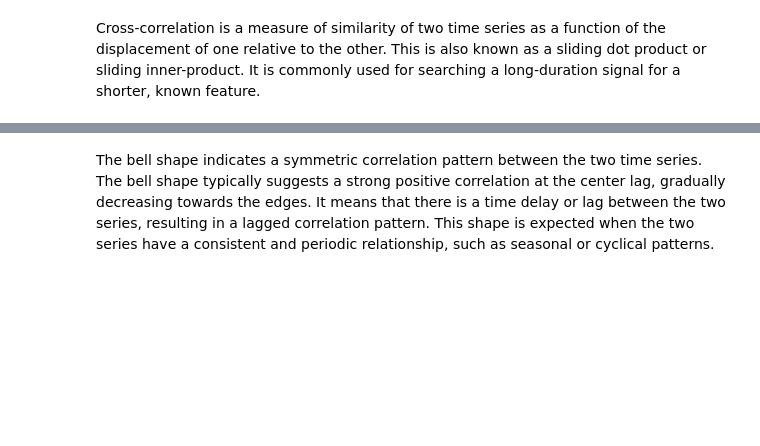
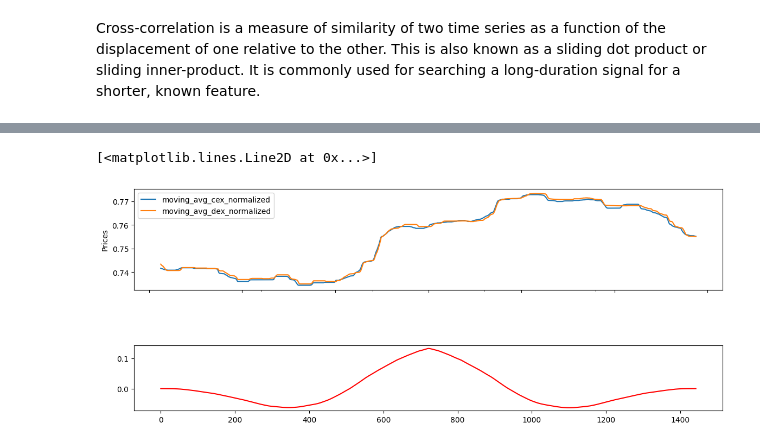
Before and after one commit to stephan-klein/caa_project_defi_vs_cex_prices, a Jupyter notebook: caa_statistics.ipynb, the cells around one changed output, grey strips where cells are left out. Drawn from its saved outputs; the diff is of its cells as text; code cells hidden in the pictures; blank space fills up the shorter version.

```diff
--- a/caa_statistics.ipynb
+++ b/caa_statistics.ipynb
@@ -89,6 +90,6 @@ def calculate_correlation(merged, start_date, end_date, timedelta):
 # %% [markdown]
 ### Correlation coefficient
 # %%
-correlation = merged['moving_avg_btc_normalized'].dropna().corr(merged['moving_avg_uni_normalized'].dropna())
+correlation = merged['moving_avg_cex_normalized'].dropna().corr(merged['moving_avg_dex_normalized'].dropna())
 print('Correlation coefficient:', correlation)
 # %% [output]
@@ -156,2 +129,11 @@ plt.show()
-# %% [markdown]
-The bell shape indicates a symmetric correlation pattern between the two time series. The bell shape typically suggests a strong positive correlation at the center lag, gradually decreasing towards the edges. It means that there is a time delay or lag between the two series, resulting in a lagged correlation pattern. This shape is expected when the two series have a consistent and periodic relationship, such as seasonal or cyclical patterns.
+# %%
+ts = np.arange(0,len(x))
+
+f,ax=plt.subplots(2,1,figsize=(14,6),sharex=True)
+merged.iloc[:, [11, 12]].rolling(window=30,center=True).median().plot(ax=ax[0])
+ax[0].set(xlabel='Frame',ylabel='Prices')
+plt.subplot(3,1,3)
+plt.plot(correlation, 'r')
+# %% [output]
+[<matplotlib.lines.Line2D at 0x...>]
+[figure, added]
```
Also changed, not shown: parts of 23 cells of this notebook.
